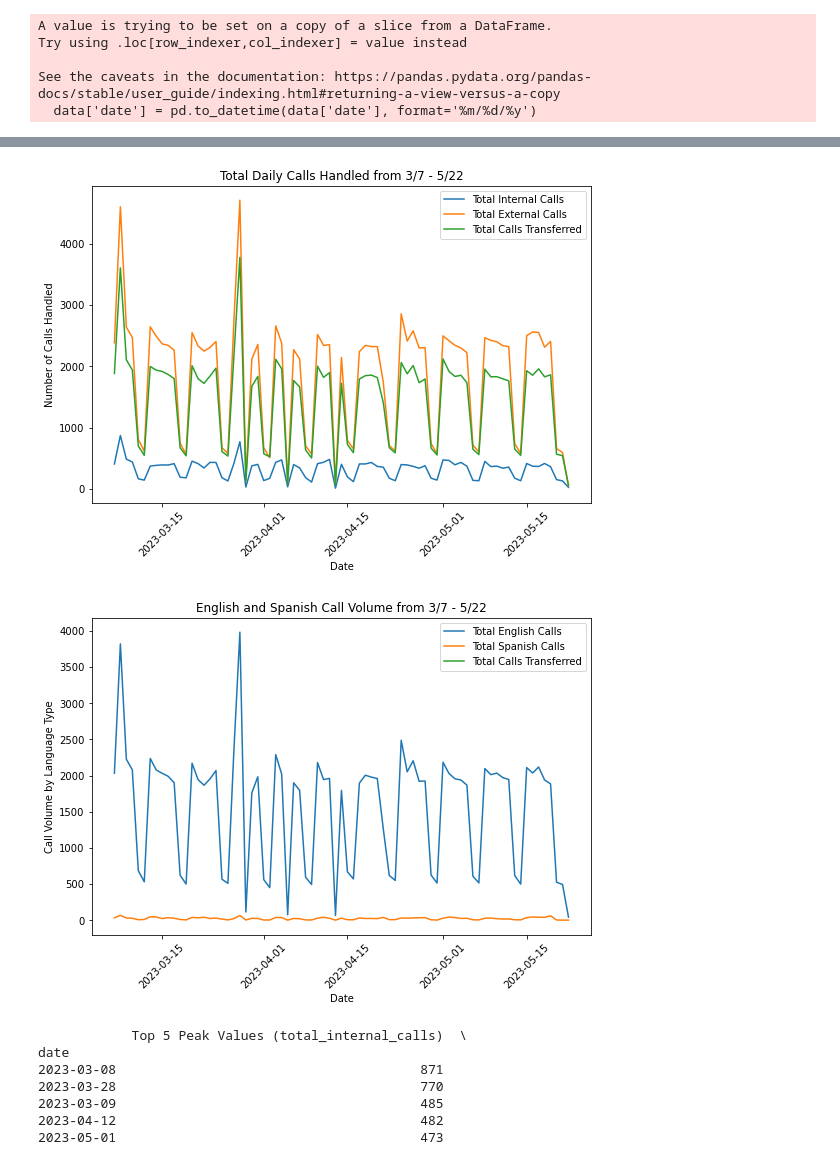
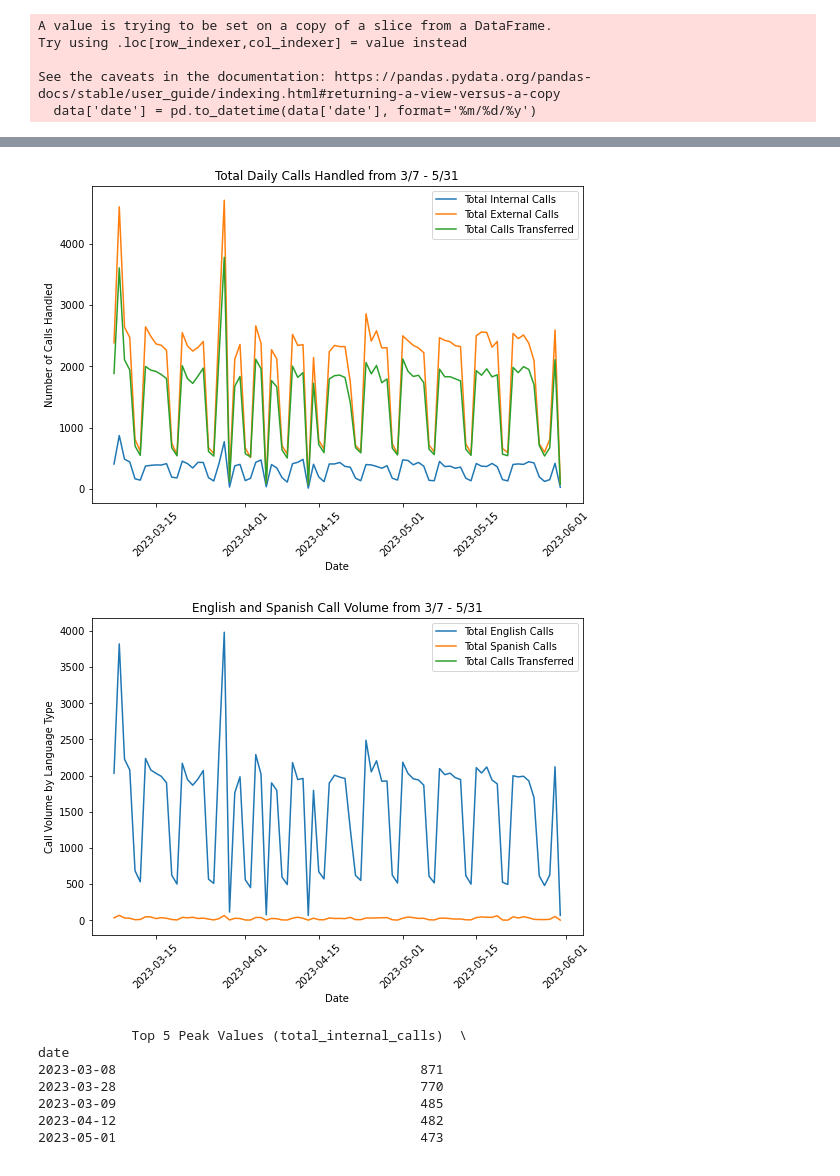
Before and after one commit to mfturra/python-practice, a Jupyter notebook: work-work/modify-excel.ipynb, the cells around one changed output, grey strips where cells are left out. Saved outputs shown, nothing was run; the diff lists cells and outputs as text; code cells hidden in the pictures.

```diff
--- a/work-work/modify-excel.ipynb
+++ b/work-work/modify-excel.ipynb
@@ -59,30 +82,30 @@ filtered_data['weekday'] = filtered_data['date'].dt.dayofweek
 # %%
 # Plotting internal, external, and call transfers call volumes overlayed
 # Creating subplots
 fig, axes = plt.subplots(figsize=(8, 6))
 
 # Plotting the first subplot
 line1, = axes.plot(filtered_data['date'], filtered_data['total_internal_calls'], label='Total Internal Calls')
 line2, = axes.plot(filtered_data['date'], filtered_data['total_external_calls'], label='Total External Calls')
 line3, = axes.plot(filtered_data['date'], filtered_data['total_calls_transfered'], label='Total Calls Transferred')
 
 axes.set_xlabel('Date')
 axes.set_ylabel('Number of Calls Handled')
-axes.set_title('Total Daily Calls Handled from 3/7 - 5/22')
+axes.set_title('Total Daily Calls Handled from 3/7 - 5/31')
 
 # Adjusting the x-axis tick labels
 plt.setp(axes.xaxis.get_majorticklabels(), rotation=45)
 
 # Add legend
 axes.legend(handles=[line1, line2, line3], loc='upper right')
 
 # Adjusting the spacing between subplots
 plt.tight_layout(pad=1.5)
 
 # Displaying the plots
 plt.show()
 # %% [output]
-[figure, old version]
+[figure, new version]
 # %%
 ## Plot English and Spanish Language usage overlayed
 fig, axes = plt.subplots(figsize = (8, 6))
@@ -93,7 +116,7 @@ line2, = axes.plot(filtered_data['date'], filtered_data['total_spanish_calls'],
 
 axes.set_xlabel('Date')
 axes.set_ylabel('Call Volume by Language Type')
-axes.set_title('English and Spanish Call Volume from 3/7 - 5/22')
+axes.set_title('English and Spanish Call Volume from 3/7 - 5/31')
 
 # Adjusting the x-axis tick labels
 plt.setp(axes.xaxis.get_majorticklabels(), rotation=45)
@@ -107,7 +130,7 @@ plt.tight_layout(pad=1.5)
 # Displaying the plots
 plt.show()
 # %% [output]
-[figure, old version]
+[figure, new version]
 # %%
 # Create table with the largest call handling since start of pilot.
 
```
Also changed, not shown: parts of 6 cells of this notebook.
